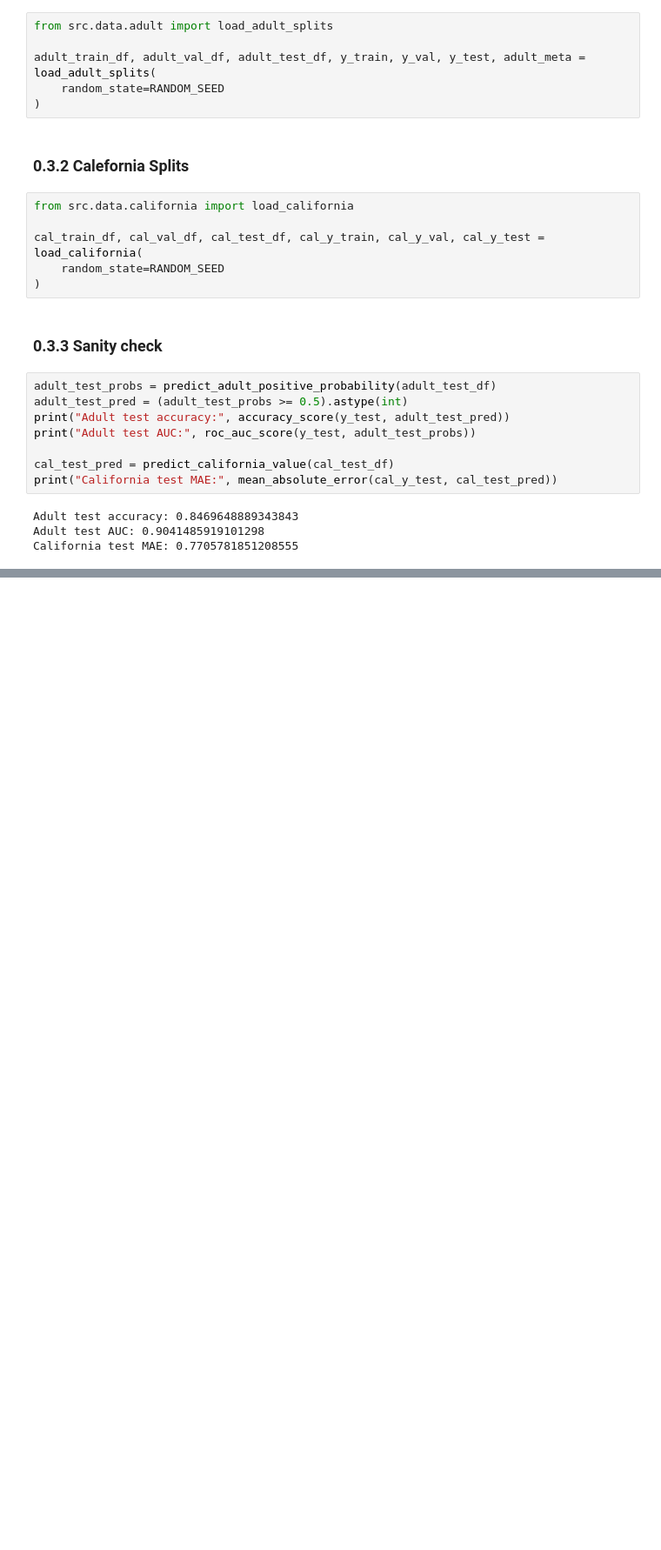
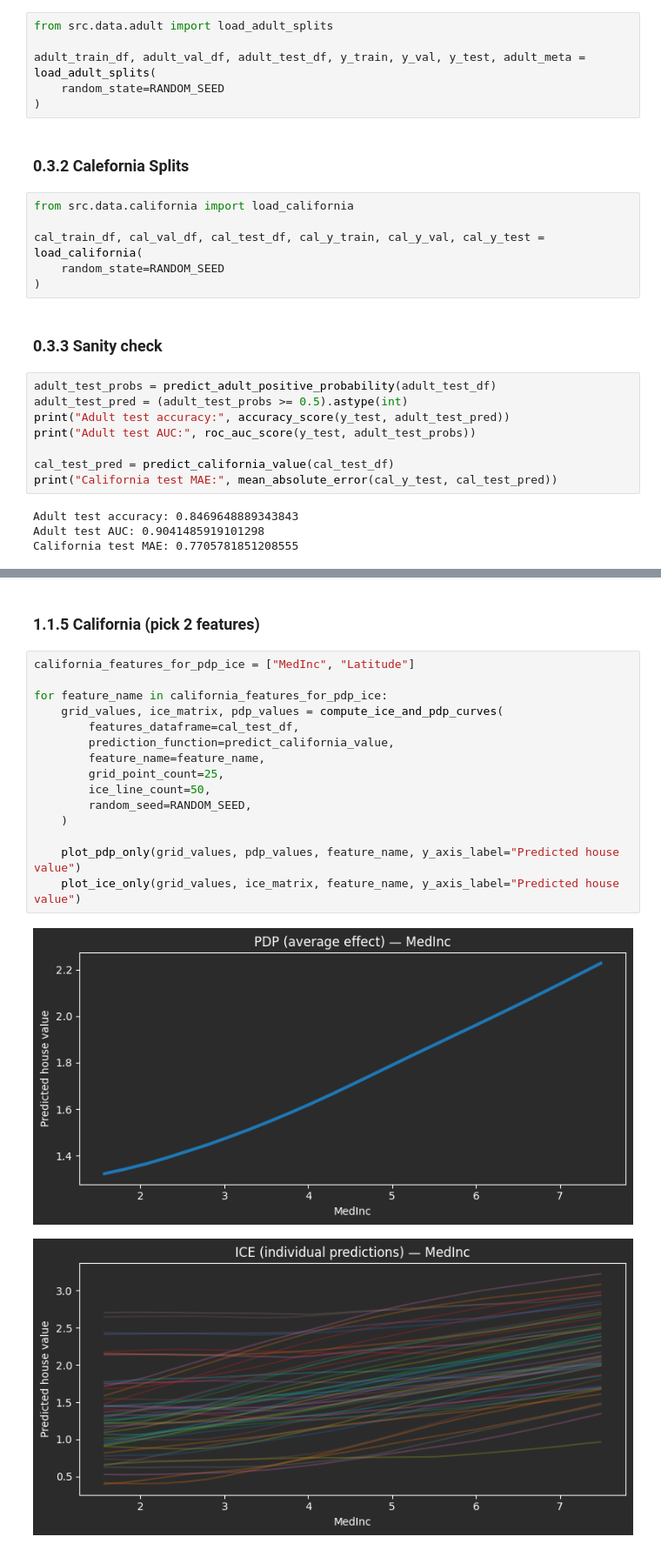
Before and after one commit to eddedomer/Interpertable-AI-for-Deep-Learning-Models, a Jupyter notebook: notebooks/Edvin_Sanfridsson_Love_Carlander_Strandäng.ipynb, the cells around one changed output, grey strips where cells are left out. Shown at 87% size. Cells and saved outputs as stored; diff of their text form; blank space fills up the shorter version.

```diff
--- a/notebooks/Edvin_Sanfridsson_Love_Carlander_Strandäng.ipynb
+++ b/notebooks/Edvin_Sanfridsson_Love_Carlander_Strandäng.ipynb
@@ -162,0 +296,20 @@ California test MAE: 0.7705781851208555
+# %% [markdown]
+### 1.1.5 California (pick 2 features)
+# %%
+california_features_for_pdp_ice = ["MedInc", "Latitude"]
+
+for feature_name in california_features_for_pdp_ice:
+    grid_values, ice_matrix, pdp_values = compute_ice_and_pdp_curves(
+        features_dataframe=cal_test_df,
+        prediction_function=predict_california_value,
+        feature_name=feature_name,
+        grid_point_count=25,
+        ice_line_count=50,
+        random_seed=RANDOM_SEED,
+    )
+
+    plot_pdp_only(grid_values, pdp_values, feature_name, y_axis_label="Predicted house value")
+    plot_ice_only(grid_values, ice_matrix, feature_name, y_axis_label="Predicted house value")
+# %% [output]
+[figure, added]
+[figure, added]
```
Also changed, not shown: parts of 38 cells of this notebook.
